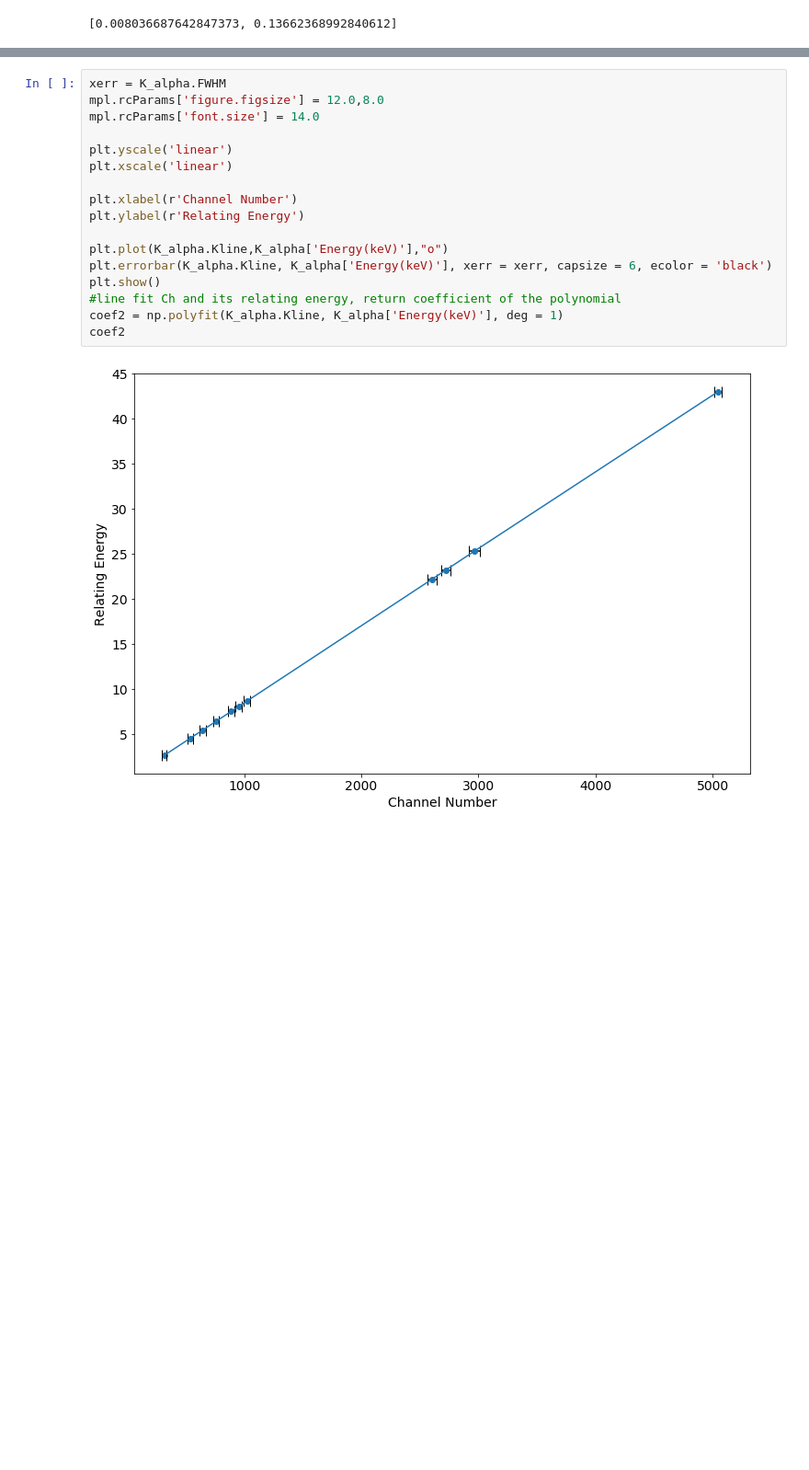
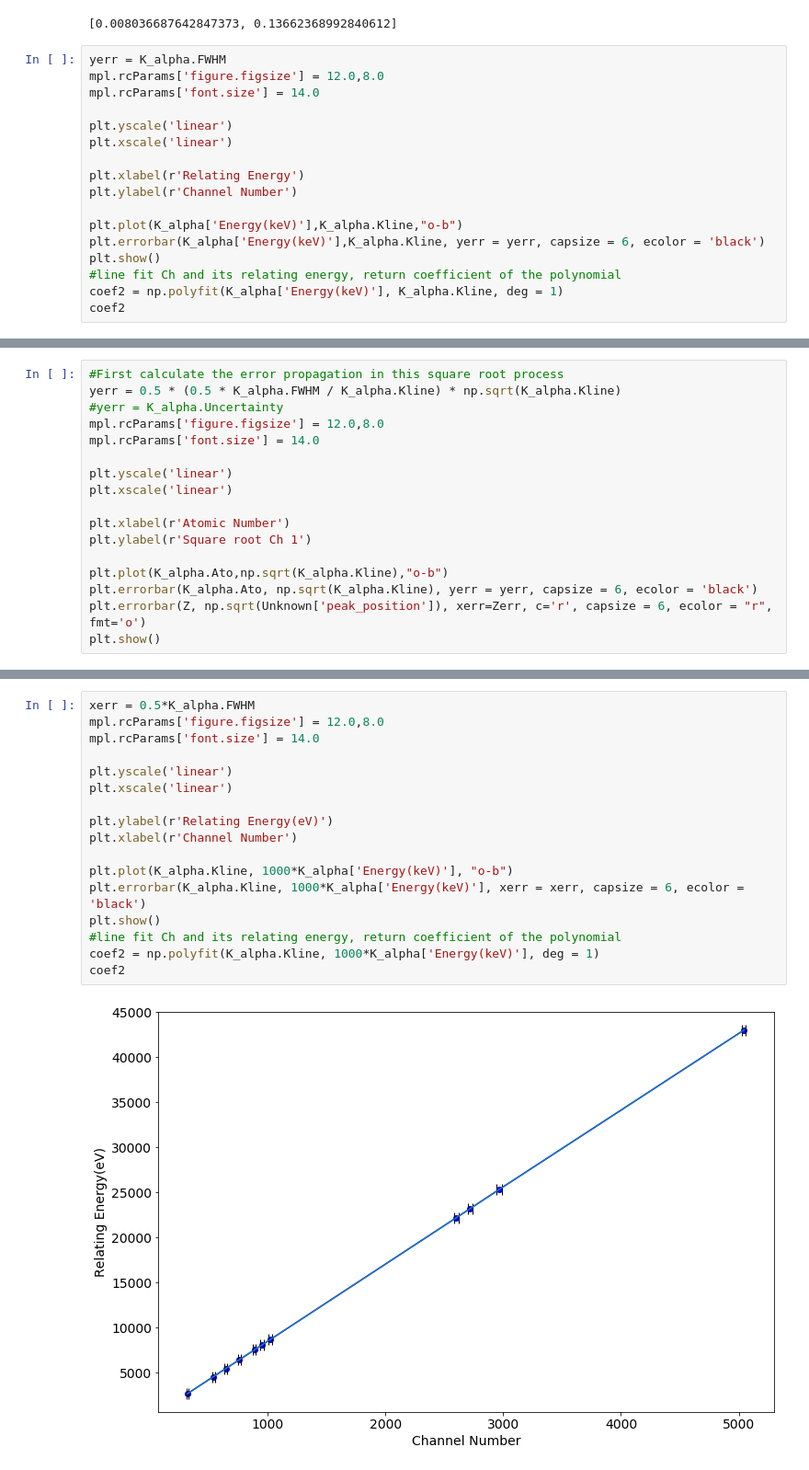
Before and after one commit to Vakki233/Xray-Experiment, a Jupyter notebook: Xray Experiment.ipynb, the cells around one changed output, grey strips where cells are left out. Shown: that part at 92% size. Saved outputs shown, nothing was run; the diff lists cells and outputs as text; blank space fills up the shorter version.

```diff
--- a/Xray Experiment.ipynb
+++ b/Xray Experiment.ipynb
@@ -58,3 +63,20 @@ slp_yitcp_err = slp_yitcp_error(K_alpha['Ato'], np.sqrt(K_alpha['Kline']),errx=n
 slp_yitcp_err
 # %% [output]
 [0.008036687642847373, 0.13662368992840612]
+# %%
+yerr = K_alpha.FWHM
+mpl.rcParams['figure.figsize'] = 12.0,8.0
+mpl.rcParams['font.size'] = 14.0
+
+plt.yscale('linear')
+plt.xscale('linear')
+
+plt.xlabel(r'Relating Energy')
+plt.ylabel(r'Channel Number')
+
+plt.plot(K_alpha['Energy(keV)'],K_alpha.Kline,"o-b")
+plt.errorbar(K_alpha['Energy(keV)'],K_alpha.Kline, yerr = yerr, capsize = 6, ecolor = 'black')
+plt.show()
+#line fit Ch and its relating energy, return coefficient of the polynomial
+coef2 = np.polyfit(K_alpha['Energy(keV)'], K_alpha.Kline, deg = 1)
+coef2
@@ -60,0 +137,17 @@ slp_yitcp_err
+# %%
+#First calculate the error propagation in this square root process
+yerr = 0.5 * (0.5 * K_alpha.FWHM / K_alpha.Kline) * np.sqrt(K_alpha.Kline)
+#yerr = K_alpha.Uncertainty
+mpl.rcParams['figure.figsize'] = 12.0,8.0
+mpl.rcParams['font.size'] = 14.0
+
+plt.yscale('linear')
+plt.xscale('linear')
+
+plt.xlabel(r'Atomic Number')
+plt.ylabel(r'Square root Ch 1')
+
+plt.plot(K_alpha.Ato,np.sqrt(K_alpha.Kline),"o-b")
+plt.errorbar(K_alpha.Ato, np.sqrt(K_alpha.Kline), yerr = yerr, capsize = 6, ecolor = 'black')
+plt.errorbar(Z, np.sqrt(Unknown['peak_position']), xerr=Zerr, c='r', capsize = 6, ecolor = "r", fmt='o')
+plt.show()
@@ -61,19 +170,19 @@ slp_yitcp_err
 # %%
-xerr = K_alpha.FWHM
+xerr = 0.5*K_alpha.FWHM
 mpl.rcParams['figure.figsize'] = 12.0,8.0
 mpl.rcParams['font.size'] = 14.0
 
 plt.yscale('linear')
 plt.xscale('linear')
 
+plt.ylabel(r'Relating Energy(eV)')
 plt.xlabel(r'Channel Number')
-plt.ylabel(r'Relating Energy')
 
-plt.plot(K_alpha.Kline,K_alpha['Energy(keV)'],"o")
-plt.errorbar(K_alpha.Kline, K_alpha['Energy(keV)'], xerr = xerr, capsize = 6, ecolor = 'black')
+plt.plot(K_alpha.Kline, 1000*K_alpha['Energy(keV)'], "o-b")
+plt.errorbar(K_alpha.Kline, 1000*K_alpha['Energy(keV)'], xerr = xerr, capsize = 6, ecolor = 'black')
 plt.show()
 #line fit Ch and its relating energy, return coefficient of the polynomial
-coef2 = np.polyfit(K_alpha.Kline, K_alpha['Energy(keV)'], deg = 1)
+coef2 = np.polyfit(K_alpha.Kline, 1000*K_alpha['Energy(keV)'], deg = 1)
 coef2
 # %% [output]
-[figure, old version]
+[figure, new version]
```
Also changed, not shown: parts of 18 cells of this notebook.
